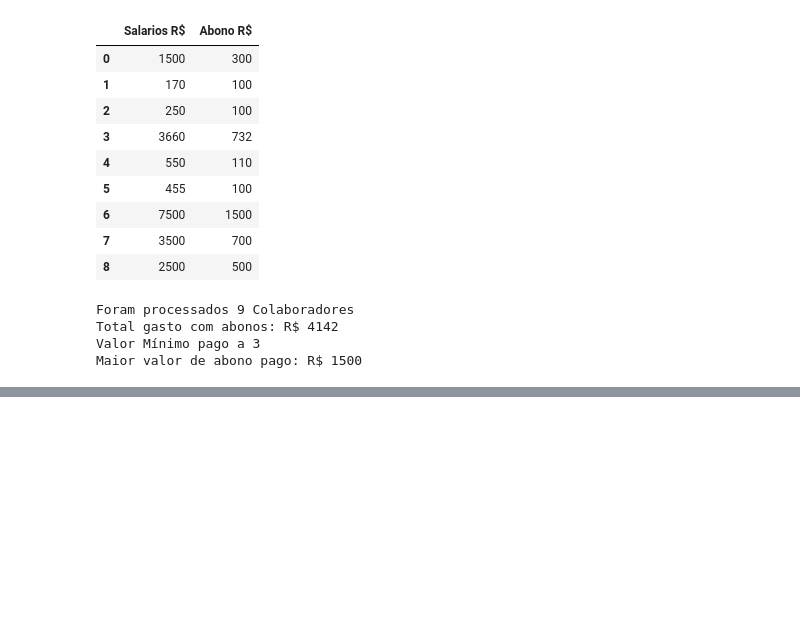
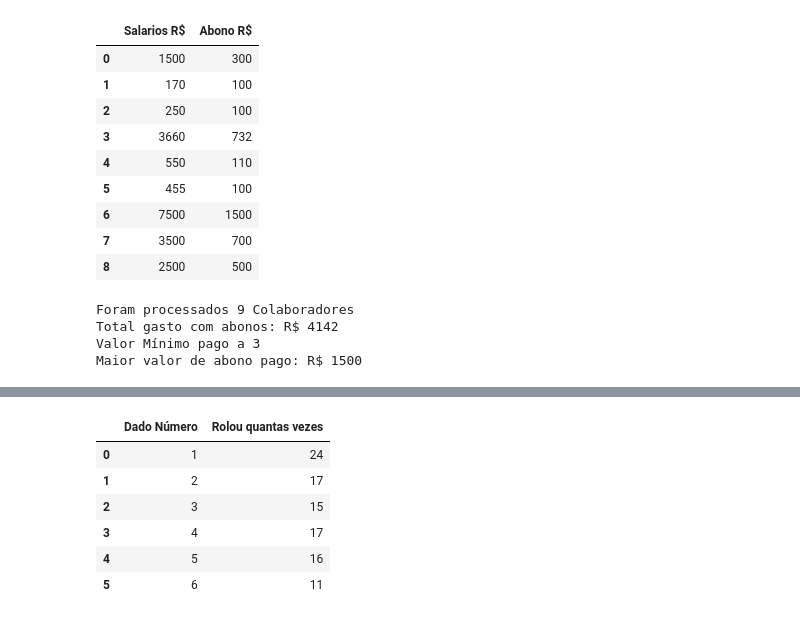
Before and after one commit to zThanael/Exercicios-Python, a Jupyter notebook: Listas - parte 2.ipynb, the cells around one changed output, grey strips where cells are left out. Saved outputs shown, nothing was run; the diff lists cells and outputs as text; code cells hidden in the pictures; blank space fills up the shorter version.

```diff
--- a/Listas - parte 2.ipynb
+++ b/Listas - parte 2.ipynb
@@ -252,0 +448,17 @@ Maior valor de abono pago: R$ 1500
+# %%
+resultados_lancamentos = []
+numero_dado = [1,2,3,4,5,6]
+lancamentos = [resultados_lancamentos.append(random.randint(1,6))for i in range(100)]
+count_dado = [resultados_lancamentos.count(lancamento) for lancamento in numero_dado]
+# %%
+resultados = {"Dado Número": numero_dado,"Rolou quantas vezes":count_dado}
+df_24 = pd.DataFrame(data=resultados)
+df_24
+# %% [output]
+|  | Dado Número | Rolou quantas vezes |
+| 0 | 1 | 24 |
+| 1 | 2 | 17 |
+| 2 | 3 | 15 |
+| 3 | 4 | 17 |
+| 4 | 5 | 16 |
+| 5 | 6 | 11 |
```
Also changed, not shown: parts of 19 cells of this notebook.
